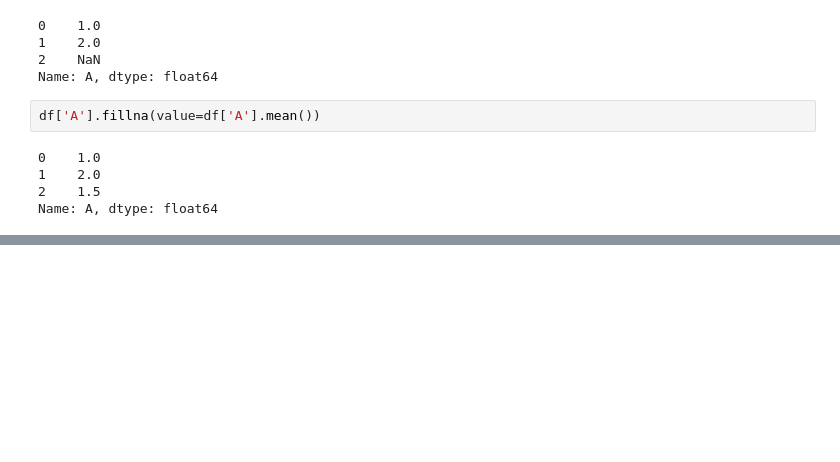
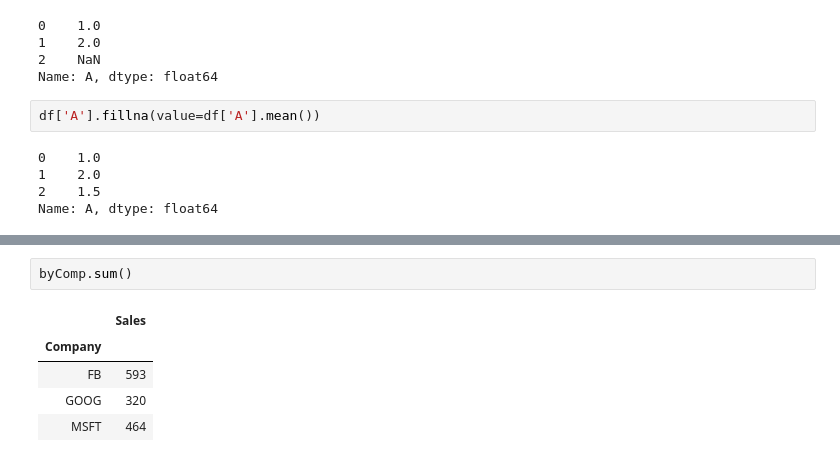
Before and after one commit to rado-radoev/code_mashup, a Jupyter notebook: python/DataSience/moreDataSience/Refactored_Py_DS_ML_Bootcamp-master/03-Python-for-Data-Analysis-Pandas/DataFrames.ipynb, the cells around one changed output, grey strips where cells are left out. Drawn from its saved outputs; the diff is of its cells as text; blank space fills up the shorter version.

```diff
--- a/python/DataSience/moreDataSience/Refactored_Py_DS_ML_Bootcamp-master/03-Python-for-Data-Analysis-Pandas/DataFrames.ipynb
+++ b/python/DataSience/moreDataSience/Refactored_Py_DS_ML_Bootcamp-master/03-Python-for-Data-Analysis-Pandas/DataFrames.ipynb
@@ -420,0 +457,8 @@ Name: A, dtype: float64
+# %%
+byComp.sum()
+# %% [output]
+|  | Sales |
+| Company |  |
+| FB | 593 |
+| GOOG | 320 |
+| MSFT | 464 |
```
Also changed, not shown: parts of 15 cells of this notebook.
